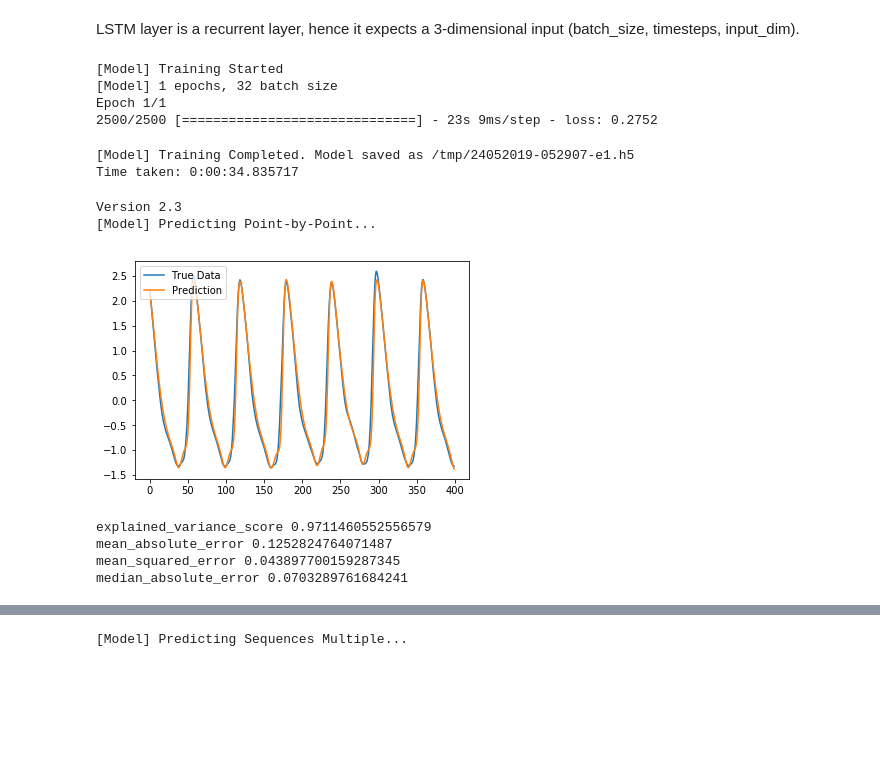
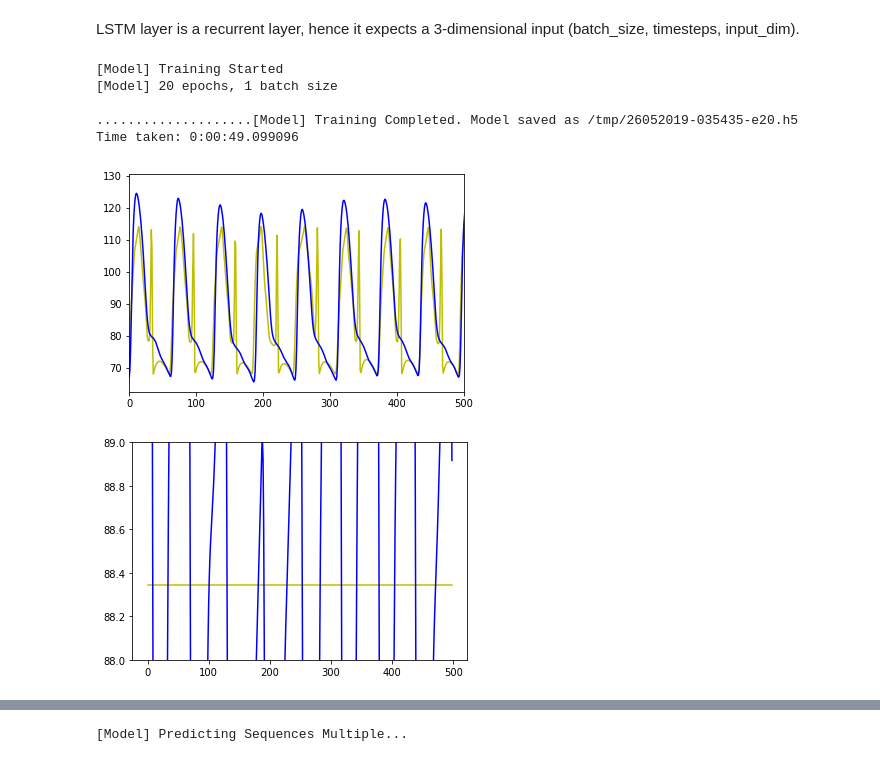
Before and after one commit to hossein20s/Average_Blood_Pressure_estimation, a Jupyter notebook: PPG2BloodPressure.ipynb, the cells around one changed output, grey strips where cells are left out. Drawn from its saved outputs; the diff is of its cells as text; code cells hidden in the pictures; blank space fills up the shorter version.

```diff
--- a/PPG2BloodPressure.ipynb
+++ b/PPG2BloodPressure.ipynb
@@ -107,56 +152,46 @@ LSTM layer is a recurrent layer, hence it expects a 3-dimensional input (batch_s
 # %%
 #print(x[0:2])
 #reshaped_x = x.reshape(x.shape[0], x.shape[2], x.shape[1])
 #print(reshaped_x.shape)
 #print(reshaped_x[0:2])
 # in-memory training
+
+
 model.train(
   x,
   y,
-  epochs = configs['training']['epochs'],
-  batch_size = configs['training']['batch_size'],
+  epochs = 20, #configs['training']['epochs'],
+  batch_size = 1,#configs['training']['batch_size'],
   save_dir = configs['model']['save_dir']
 )
 '''
 # out-of memory generative training
 steps_per_epoch = math.ceil((data.len_train - configs['data']['sequence_length']) / configs['training']['batch_size'])
 model.train_generator(
     data_gen=data.generate_train_batch(
         seq_len=configs['data']['sequence_length'],
         batch_size=configs['training']['batch_size'],
         normalise=configs['data']['normalise']
     ),
     epochs=configs['training']['epochs'],
     batch_size=configs['training']['batch_size'],
     steps_per_epoch=steps_per_epoch,
     save_dir=configs['model']['save_dir']
 )
 
 '''
-x_test, y_test = data.get_test_data(
-    seq_len=configs['data']['sequence_length'],
-    normalise=configs['data']['normalise']
-)
 
-# predictions = model.predict_sequence_full(x_test, configs['data']['sequence_length'])
+predict_train_y = model.model.predict(x)
+_plot0(predict_train_y,y)
+#_ploty(predict_train[1:500,0], y[1:500,0], 88, 89)
 # %% [output]
 [Model] Training Started
-[Model] 1 epochs, 32 batch size
-Epoch 1/1
-2500/2500 [==============================] - 23s 9ms/step - loss: 0.2752
+[Model] 20 epochs, 1 batch size
+
+....................[Model] Training Completed. Model saved as /tmp/26052019-035435-e20.h5
+Time taken: 0:00:49.099096
-[Model] Training Completed. Model saved as /tmp/24052019-052907-e1.h5
-Time taken: 0:00:34.835717
+[figure, added]
-# %%
-%run gdrive/My\ Drive/lib/graph.lib.ipynb
-
-predictions = model.predict_point_by_point(x_test)
-plot_results(predictions, y_test)
-calculate_errors(y_test, predictions)
-# %% [output]
-Version 2.3
-[Model] Predicting Point-by-Point...
-[figure, removed]
-explained_variance_score 0.9711460552556579
-mean_absolute_error 0.1252824764071487
-mean_squared_error 0.043897700159287345
-median_absolute_error 0.0703289761684241
+# %%
+_ploty(predict_train[1:500,0], y[1:500,0], 88, 89)
+# %% [output]
+[figure, added]
```
Also changed, not shown: parts of 25 cells of this notebook.
